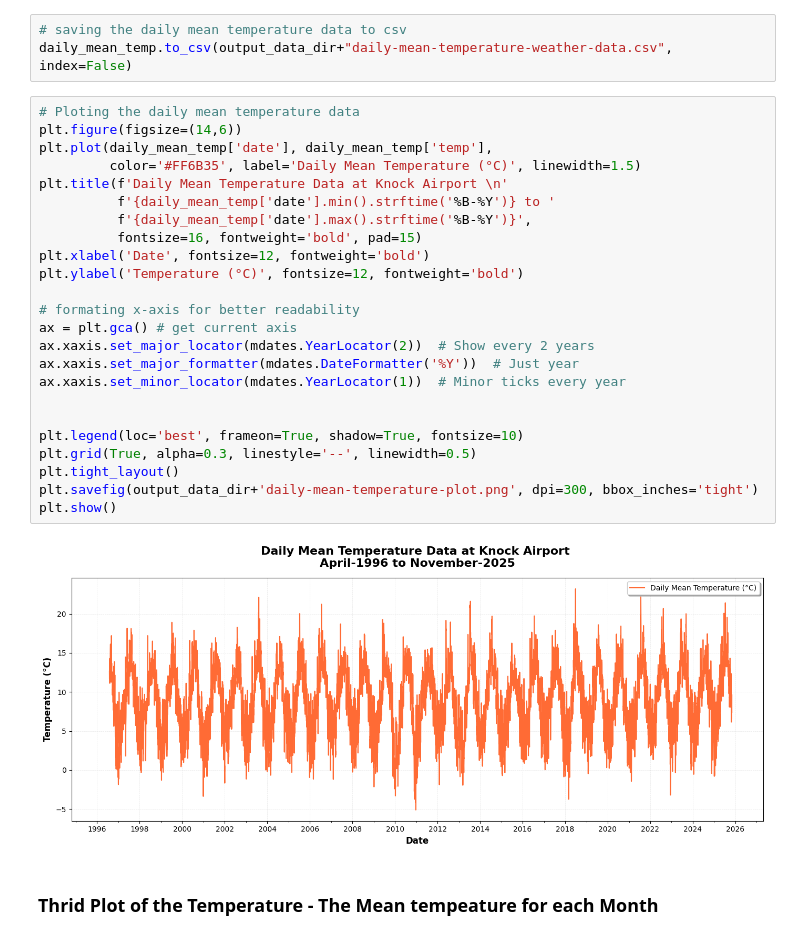
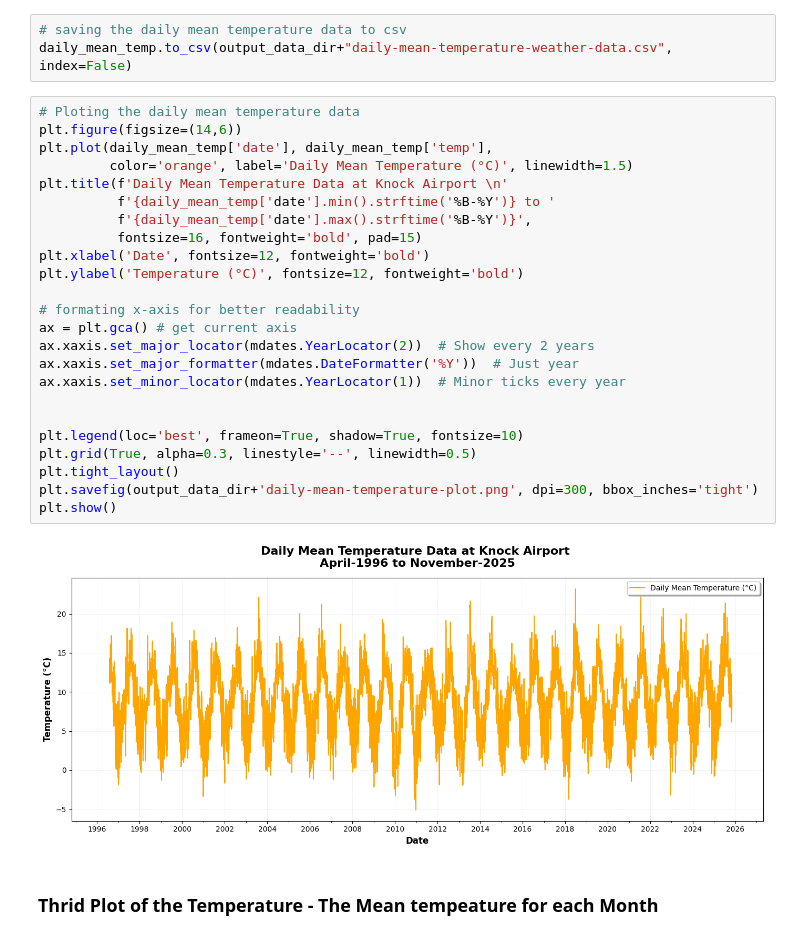
Before and after one commit to skerr17/programming-for-data-analytics, a Jupyter notebook: assignments/assignment06-weather.ipynb, the cells around one changed output. Cells and saved outputs as stored; diff of their text form.

Commit message:
3rd plot for the temperatures

```diff
--- a/assignments/assignment06-weather.ipynb
+++ b/assignments/assignment06-weather.ipynb
@@ -227,29 +227,29 @@ daily_mean_temp.to_csv(output_data_dir+"daily-mean-temperature-weather-data.csv"
 # %%
 # Ploting the daily mean temperature data
 plt.figure(figsize=(14,6))
 plt.plot(daily_mean_temp['date'], daily_mean_temp['temp'],
-         color='#FF6B35', label='Daily Mean Temperature (°C)', linewidth=1.5)
+         color='orange', label='Daily Mean Temperature (°C)', linewidth=1.5)
 plt.title(f'Daily Mean Temperature Data at Knock Airport \n'
           f'{daily_mean_temp['date'].min().strftime('%B-%Y')} to '
           f'{daily_mean_temp['date'].max().strftime('%B-%Y')}',
           fontsize=16, fontweight='bold', pad=15)
 plt.xlabel('Date', fontsize=12, fontweight='bold')
 plt.ylabel('Temperature (°C)', fontsize=12, fontweight='bold')
 
 # formating x-axis for better readability
 ax = plt.gca() # get current axis
 ax.xaxis.set_major_locator(mdates.YearLocator(2))  # Show every 2 years
 ax.xaxis.set_major_formatter(mdates.DateFormatter('%Y'))  # Just year
 ax.xaxis.set_minor_locator(mdates.YearLocator(1))  # Minor ticks every year
 
 
 plt.legend(loc='best', frameon=True, shadow=True, fontsize=10)
 plt.grid(True, alpha=0.3, linestyle='--', linewidth=0.5)
 plt.tight_layout()
 plt.savefig(output_data_dir+'daily-mean-temperature-plot.png', dpi=300, bbox_inches='tight')
 plt.show()
 # %% [output]
-[figure, old version]
+[figure, new version]
 # %% [markdown]
 ### Thrid Plot of the Temperature - The Mean tempeature for each Month
 # %%
```
Also changed, not shown: parts of 4 cells of this notebook, 3 other files.
